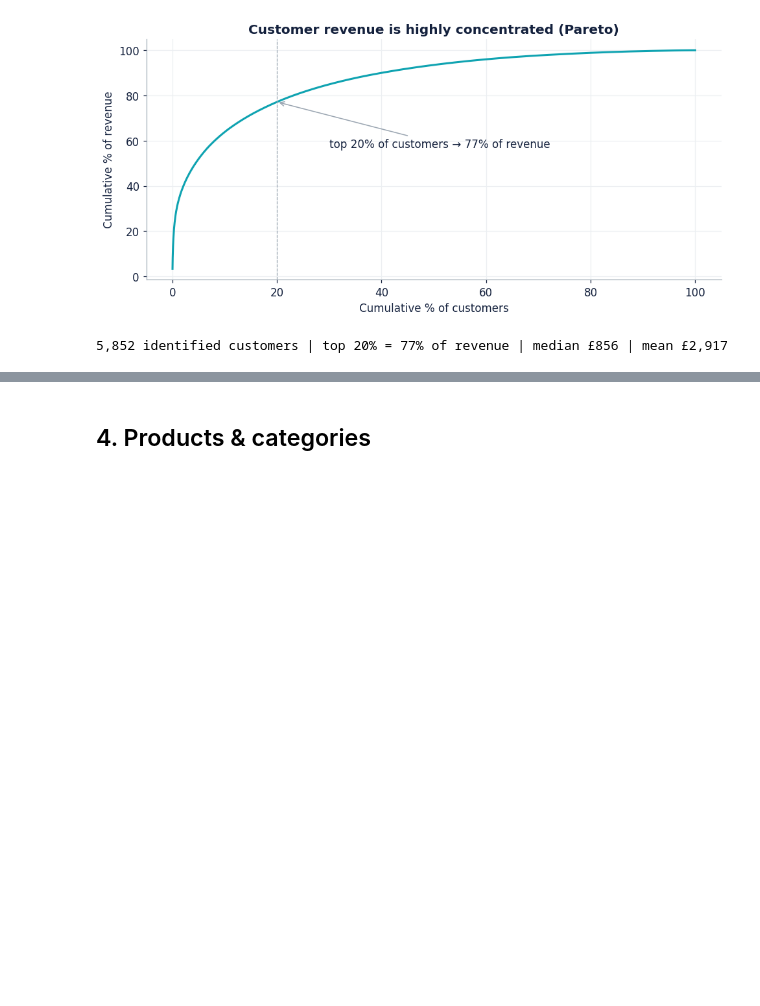
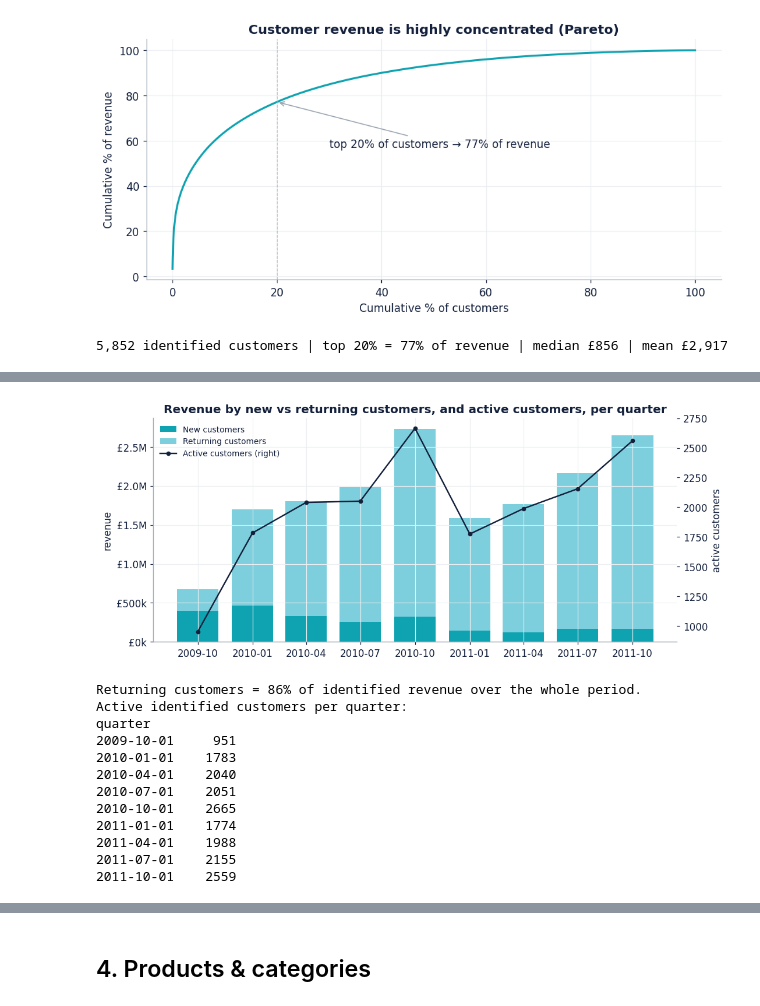
Before and after one commit to Darth0525/uk-online-retailer-eda, a Jupyter notebook: analysis/02_analysis_and_insights.ipynb, the cells around one changed output, grey strips where cells are left out. Drawn from its saved outputs; the diff is of its cells as text; code cells hidden in the pictures; blank space fills up the shorter version.

```diff
--- a/analysis/02_analysis_and_insights.ipynb
+++ b/analysis/02_analysis_and_insights.ipynb
@@ -150,0 +165,41 @@ print(f"{len(cust_rev):,} identified customers | top 20% = {top20:.0f}% of reven
+# %%
+ident = sales.dropna(subset=["Customer ID"]).copy()
+# Roll lines up to orders (one row per invoice), then flag each order new vs returning.
+order = (ident.groupby(["Customer ID", "Invoice"], as_index=False)
+              .agg(date=("InvoiceDate", "min"), revenue=("Revenue", "sum")))
+first_dt = order.groupby("Customer ID")["date"].transform("min")
+order["type"] = np.where(order["date"] == first_dt, "New", "Returning")
+order["quarter"] = order["date"].dt.to_period("Q").dt.to_timestamp()
+
+q = order.groupby(["quarter", "type"])["revenue"].sum().unstack("type").fillna(0)
+active = (ident.assign(quarter=ident["InvoiceDate"].dt.to_period("Q").dt.to_timestamp())
+               .groupby("quarter")["Customer ID"].nunique())
+
+fig, ax = plt.subplots(figsize=(10, 4.3))
+ax.bar(q.index, q.get("New", 0), width=70, color=TEAL, label="New customers")
+ax.bar(q.index, q.get("Returning", 0), width=70, bottom=q.get("New", 0), color=LBLUE, label="Returning customers")
+ax2 = ax.twinx()
+ax2.plot(active.index, active.values, color=NAVY, marker="o", ms=4, lw=1.6, label="Active customers (right)")
+ax2.grid(False); ax2.set_ylabel("active customers")
+ax.yaxis.set_major_formatter(mticker.FuncFormatter(money)); ax.set_ylabel("revenue")
+ax.set_title("Revenue by new vs returning customers, and active customers, per quarter")
+h1,l1 = ax.get_legend_handles_labels(); h2,l2 = ax2.get_legend_handles_labels()
+ax.legend(h1+h2, l1+l2, frameon=False, loc="upper left", fontsize=9)
+plt.tight_layout(); plt.show()
+ret_share = q.get("Returning", 0).sum() / q.sum().sum() * 100
+print(f"Returning customers = {ret_share:.0f}% of identified revenue over the whole period.")
+print("Active identified customers per quarter:\n" + active.astype(int).to_string())
+# %% [output]
+[figure, added]
+Returning customers = 86% of identified revenue over the whole period.
+Active identified customers per quarter:
+quarter
+2009-10-01     951
+2010-01-01    1783
+2010-04-01    2040
+2010-07-01    2051
+2010-10-01    2665
+2011-01-01    1774
+2011-04-01    1988
+2011-07-01    2155
+2011-10-01    2559
```
Also changed, not shown: parts of 59 cells of this notebook, 2 other files.
